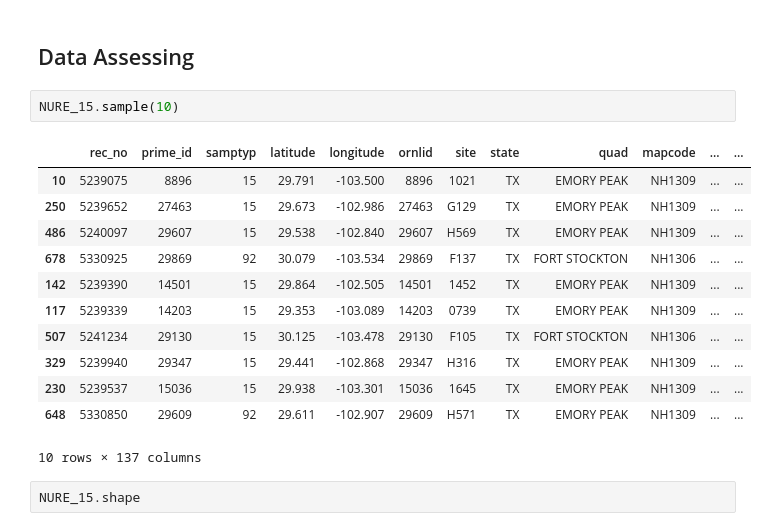
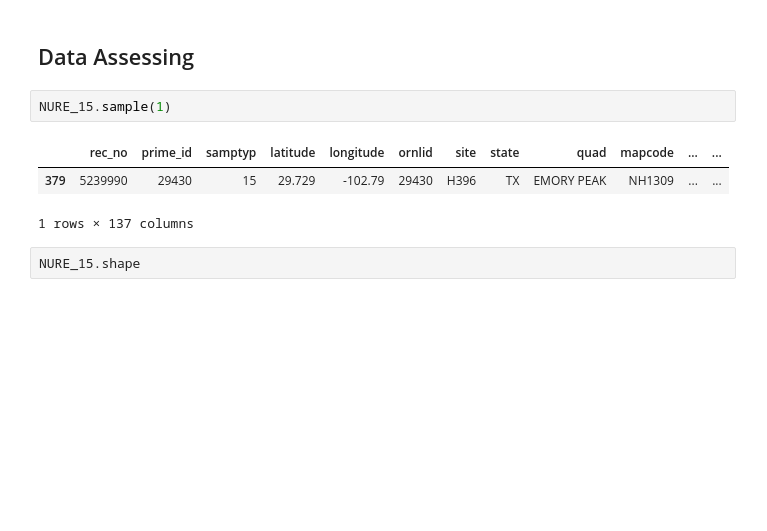
Before and after one commit to ShaleBale/StreamSediments, a Jupyter notebook: 1.1 - Data Assessing and Data Cleaning.ipynb, the cells around one changed output. Saved outputs shown, nothing was run; the diff lists cells and outputs as text; blank space fills up the shorter version.

```diff
--- a/1.1 - Data Assessing and Data Cleaning.ipynb
+++ b/1.1 - Data Assessing and Data Cleaning.ipynb
@@ -64,20 +61,11 @@ NURE_15.head()
 <a name="da"></a>
 ## Data Assessing
 # %%
-NURE_15.sample(10)
+NURE_15.sample(1)
 # %% [output]
 |  | rec_no | prime_id | samptyp | latitude | longitude | ornlid | site | state | quad | mapcode | ... | ... |
-| 10 | 5239075 | 8896 | 15 | 29.791 | -103.500 | 8896 | 1021 | TX | EMORY PEAK | NH1309 | ... | ... |
-| 250 | 5239652 | 27463 | 15 | 29.673 | -102.986 | 27463 | G129 | TX | EMORY PEAK | NH1309 | ... | ... |
-| 486 | 5240097 | 29607 | 15 | 29.538 | -102.840 | 29607 | H569 | TX | EMORY PEAK | NH1309 | ... | ... |
-| 678 | 5330925 | 29869 | 92 | 30.079 | -103.534 | 29869 | F137 | TX | FORT STOCKTON | NH1306 | ... | ... |
-| 142 | 5239390 | 14501 | 15 | 29.864 | -102.505 | 14501 | 1452 | TX | EMORY PEAK | NH1309 | ... | ... |
-| 117 | 5239339 | 14203 | 15 | 29.353 | -103.089 | 14203 | 0739 | TX | EMORY PEAK | NH1309 | ... | ... |
-| 507 | 5241234 | 29130 | 15 | 30.125 | -103.478 | 29130 | F105 | TX | FORT STOCKTON | NH1306 | ... | ... |
-| 329 | 5239940 | 29347 | 15 | 29.441 | -102.868 | 29347 | H316 | TX | EMORY PEAK | NH1309 | ... | ... |
-| 230 | 5239537 | 15036 | 15 | 29.938 | -103.301 | 15036 | 1645 | TX | EMORY PEAK | NH1309 | ... | ... |
-| 648 | 5330850 | 29609 | 92 | 29.611 | -102.907 | 29609 | H571 | TX | EMORY PEAK | NH1309 | ... | ... |
+| 379 | 5239990 | 29430 | 15 | 29.729 | -102.79 | 29430 | H396 | TX | EMORY PEAK | NH1309 | ... | ... |
-10 rows × 137 columns
+1 rows × 137 columns
 # %%
 NURE_15.shape
 # %% [output]
```
Also changed, not shown: parts of 12 cells of this notebook.
